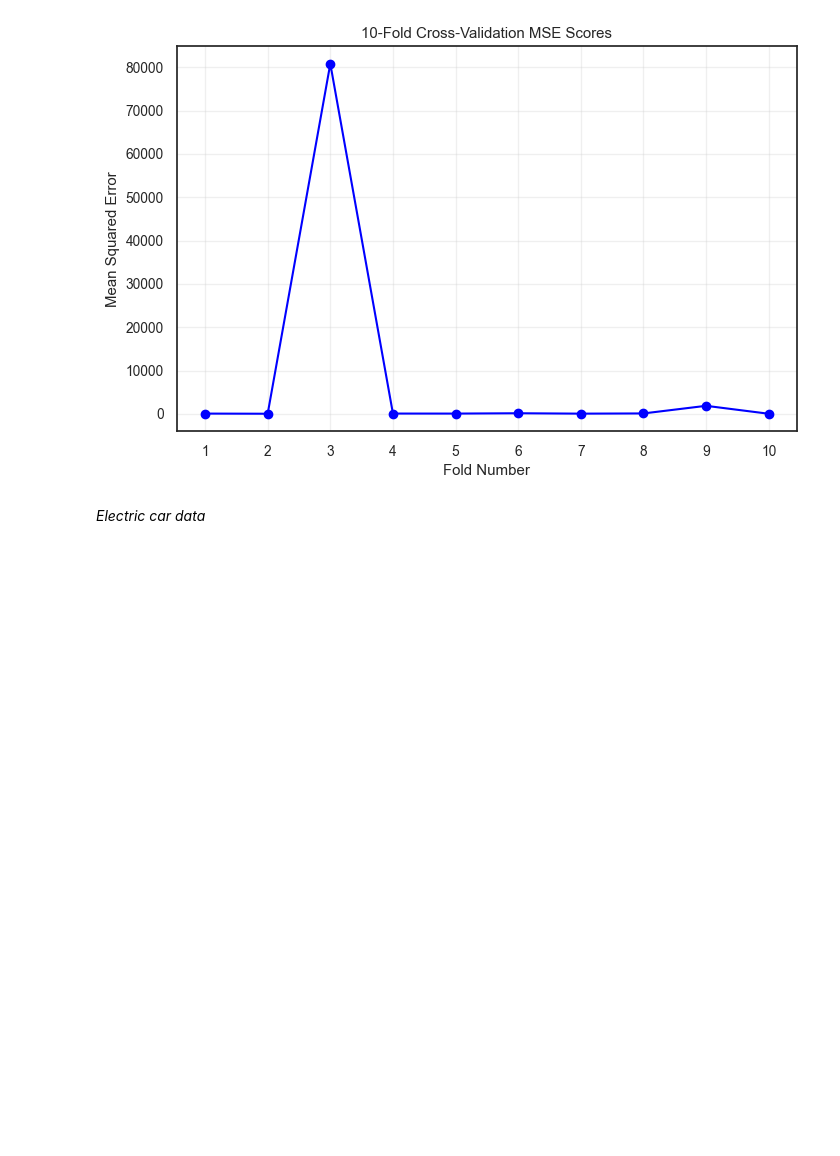
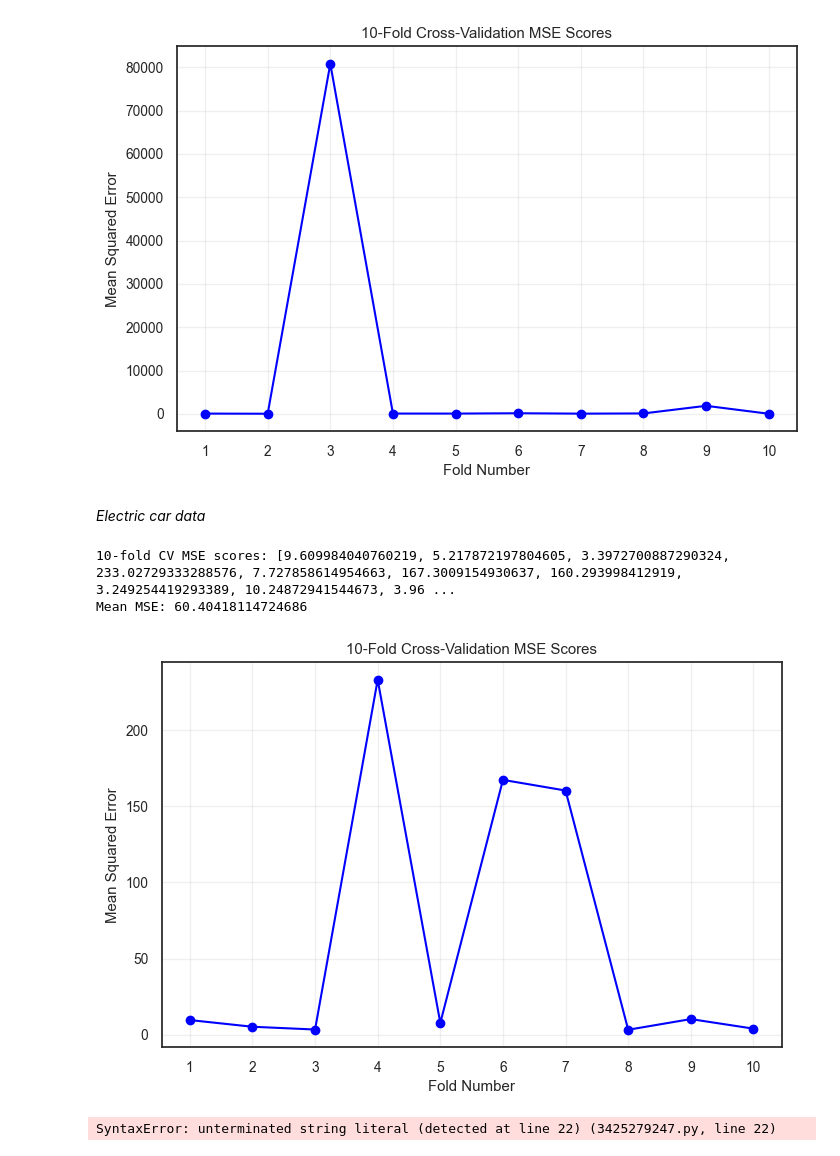
Before and after one commit to damian2551/Predictive-Modelling-of-Gas-Emissions-from-Cars, a Jupyter notebook: Assignment_2.ipynb, the cells around one changed output. Saved outputs shown, nothing was run; the diff lists cells and outputs as text; code cells hidden in the pictures; blank space fills up the shorter version.

Commit message:
Update Data Splitting and 10-Fold CV for electric car

```diff
--- a/Assignment_2.ipynb
+++ b/Assignment_2.ipynb
@@ -364,9 +364,63 @@ Mean MSE: 8322.358132961148
 [figure]
 # %% [markdown]
 *Electric car data*
+# %%
+# Prepare X and y
+y = data_electric["Electric Range City Km"] #pick Electric Range City Km as a target variable for electric cars.
+X = data_electric.drop(columns=["Electric Range City Km"])
+
+# Remove categorical variables from X for linear regression
+categorical_cols = X.select_dtypes(include=["object", "bool"]).columns
+X = X.drop(columns=categorical_cols)
+
+# Fill missing values in X with column means (numeric columns only)
+X = X.fillna(X.mean(numeric_only=True))
+# If any non-numeric columns remain with NaN after encoding, fill with a placeholder
+X = X.fillna(0)
+
+# Split into train (70%), temp (30%)
+X_train, X_temp, y_train, y_temp = train_test_split(X, y, test_size=0.3,
+                                                    random_state=42)
+
+# Split temp into test (20%) and validation (10%)
+test_size = 2/3  # 20% out of 30%
+X_test, X_val, y_test, y_val = train_test_split(X_temp, y_temp, test_size=test_size,
+                                                random_state=42)
+
+# 10-fold cross-validation on training set
+kf = KFold(n_splits=10, shuffle=True, random_state=42)
+mse_scores = []
+
+for train_idx, val_idx in kf.split(X_train):
+    X_tr, X_cv = X_train.iloc[train_idx], X_train.iloc[val_idx]
+    y_tr, y_cv = y_train.iloc[train_idx], y_train.iloc[val_idx]
+
+    model = LinearRegression()
+    model.fit(X_tr, y_tr)
+
+    #Calculate MSE on the validation fold
+    y_pred = model.predict(X_cv)
+    mse = mean_squared_error(y_cv, y_pred)
+    mse_scores.append(mse)
+
+print("10-fold CV MSE scores:", mse_scores)
+print("Mean MSE:", np.mean(mse_scores))
+
+plt.figure(figsize=(8, 5))
+plt.plot(range(1, 11), mse_scores, marker='o', linestyle='-', color='blue')
+plt.title('10-Fold Cross-Validation MSE Scores')
+plt.xlabel('Fold Number')
+plt.ylabel('Mean Squared Error')
+plt.grid(alpha=0.3)
+plt.xticks(range(1, 11))
+plt.show()
+# %% [output]
+10-fold CV MSE scores: [9.609984040760219, 5.217872197804605, 3.3972700887290324, 233.02729333288576, 7.727858614954663, 167.3009154930637, 160.293998412919, 3.249254419293389, 10.24872941544673, 3.96 ...
+Mean MSE: 60.40418114724686
+[figure, added]
 # %%
+(Please ignore this part, I put here for reference to my work)
 Here are some steps for statistical analysis with your dataset:
-
 1. **Descriptive Statistics**:
     Use `data.describe()` to get mean, median, std, min, max, and quartiles for numerical columns.
 
@@ -395,3 +449,5 @@ Here are some steps for statistical analysis with your dataset:
     Use scatter plots, pairplots, or bar charts to visualize relationships and trends.
 
 Let me know which step you want to explore further or need code for.
+# %% [output]
+SyntaxError: unterminated string literal (detected at line 22) (3425279247.py, line 22)
```
